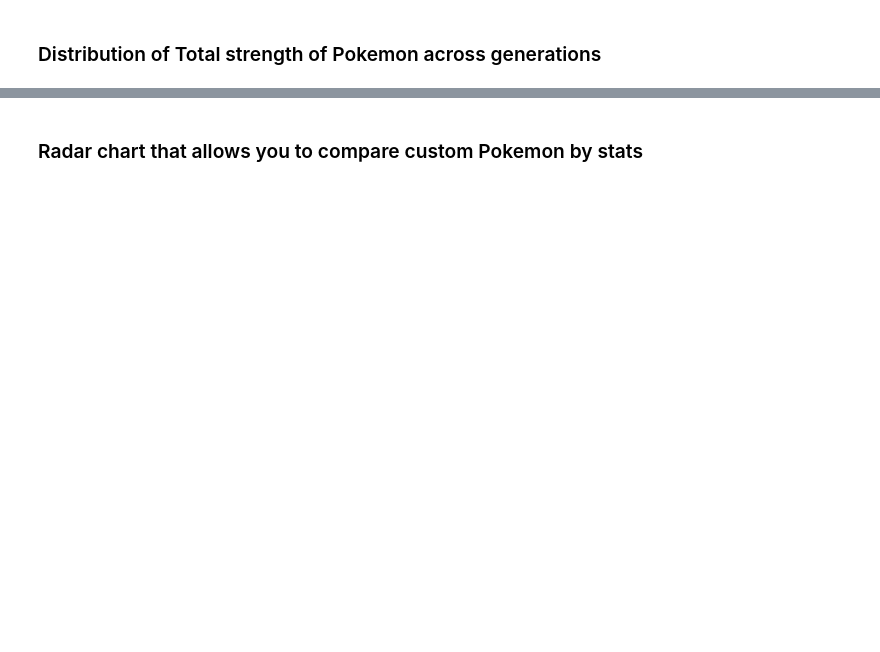
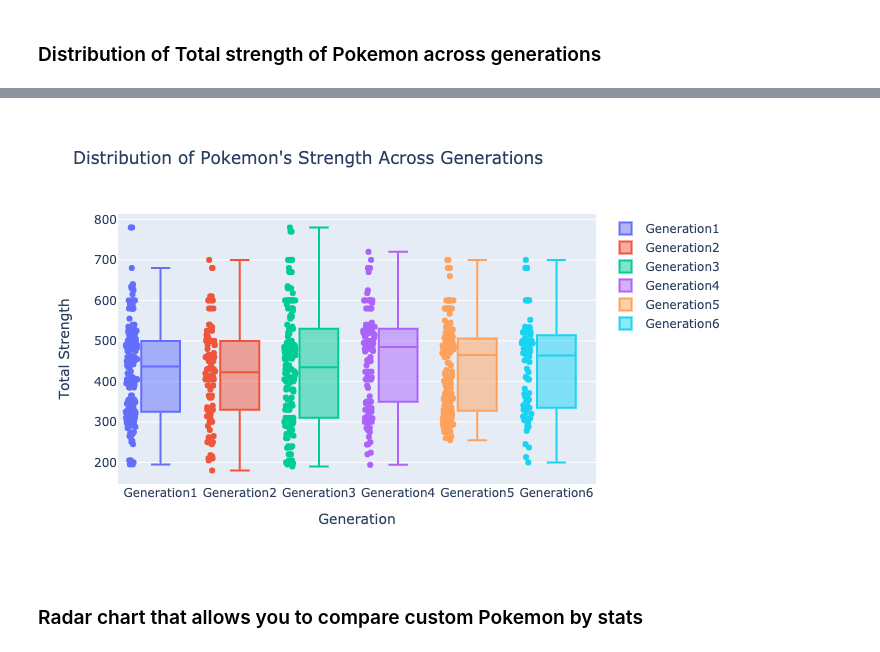
Before and after one commit to jolynnn8D/data-vizbiz, a Jupyter notebook: dao2702/pokemon.ipynb, the cells around one changed output, grey strips where cells are left out. Cells and saved outputs as stored; diff of their text form; code cells hidden in the pictures; blank space fills up the shorter version.

```diff
--- a/dao2702/pokemon.ipynb
+++ b/dao2702/pokemon.ipynb
@@ -97,6 +102,11 @@ fig2.update_layout(title = 'Distribution of Pokemon\'s Strength Across Generatio
 fig2.show()
 # %% [output]
 [interactive output not drawn]
+# %%
+#Static Image
+Image(filename = 'images/pokemon2.png')
+# %% [output]
+[figure, added]
 # %% [markdown]
 ### Radar chart that allows you to compare custom Pokemon by stats
 # %%
```
Also changed, not shown: parts of 5 cells of this notebook, 3 other files.
